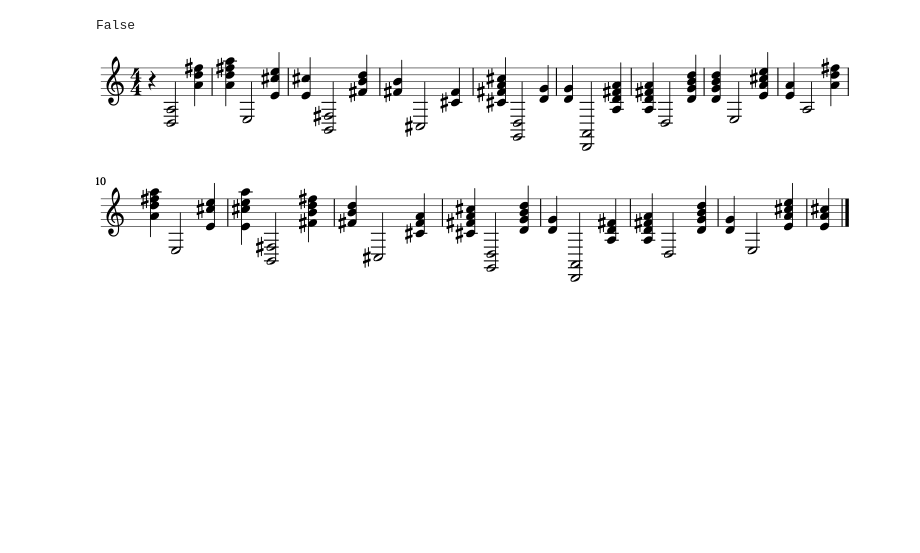
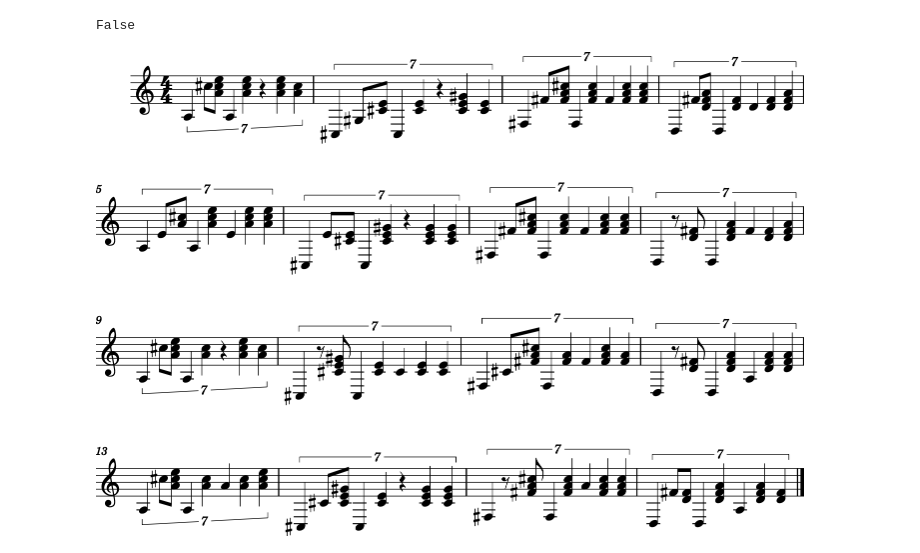
Before and after one commit to heeryerate/Guitar-Harmony, a Jupyter notebook: examples/develop_test.ipynb, the cells around one changed output. Cells and saved outputs as stored; diff of their text form; code cells hidden in the pictures; blank space fills up the shorter version.

```diff
--- a/examples/develop_test.ipynb
+++ b/examples/develop_test.ipynb
@@ -58,10 +82,10 @@ bar_duration = [0.5,0.25,0.25,0.25,0.5,0.25,1.0,0.5,0.5]
 octaves = [0, 1]
 
 # Canon
-chord_set = ['D5', 'A', 'B.m','F#.m','G','D','G', 'A']
-inversion_set = '01000000'
-bar_duration = [0.5,0.25,0.25,0.5,0.5,0.5,0.5,0.5,0.5]
-octaves = [-1, 0, 1]
+# chord_set = ['D5', 'A', 'B.m','F#.m','G','D','G', 'A']
+# inversion_set = '01000000'
+bar_duration = [0.5,0.12,0.13,0.13,0.12, 0.5,0.12,0.13,0.13,0.12,0.5,0.12,0.13,0.13,0.12,1/3,1/3,1/3]
+# octaves = [-1, 0, 1]
 
 l = len(chord_set)
 for idx in range(l*2):
@@ -123,33 +154,39 @@ False
 # %%
 import guitarHarmony as gt
 import random
 
 elements  = []
 # Hotel California
-# chord_set = ['B.m', 'F#.7', 'A.add9','E','G','D','E.m', 'F#.7']
-# inversion_set = '00010000'
+chord_set = ['B.m', 'F#.7', 'A.add9','E','G','D','E.m', 'F#.7']
+inversion_set = '00010000'
+octaves = [-1, 0, 1]
+
+# Canon
+# chord_set = ['D5', 'A', 'B.m','F#.m','G','D','G', 'A']
+# inversion_set = '01000000'
 # octaves = [-1, 0, 1]
 
-# Canon
-chord_set = ['D5', 'A', 'B.m','F#.m','G','D','G', 'A']
-inversion_set = '01000000'
+# Love someone
+chord_set = ['A', 'C#.m', 'F#.m','D','A','C#.m','F#.m', 'D']
+inversion_set = '00000000'
 octaves = [-1, 0, 1]
 
 l = len(chord_set)
 chord_list = []
 for idx in range(l*2):
     chord = gt.Chord.pharseChord(chord_set[idx%l], inversion=int(inversion_set[idx%l]), duration=2)
     chord_list.append(chord)
 
 # # r = gt.Rhythm()
 # r = gt.rhythm.SimpleRhythm('B.xSB.S.')
 # # or try The following to mimic your previous rhythm
 r = gt.rhythm.SimpleRhythm('B.xSxS.SB.x.S.S.') #This is similar to your bar_duration of Hotel California
 r = gt.rhythm.SimpleRhythm('B.xSS.xSB.x.S.S.') #This is similar to your bar_duration of Cannon
-r = gt.rhythm.SimpleRhythm('B.SS') #This is similar to your bar_duration of Cannon
-s = r.apply_gtChordList(chord_list, expandChord_times=2)
+# r = gt.rhythm.SimpleRhythm('B.SS') #This is similar to your bar_duration of Cannon
+r = gt.rhythm.SimpleRhythm('B.xSB.S.x.S.S.。。') #This is similar to your bar_duration of Cannon
+s = r.apply_gtChordList(chord_list, expandChord_times=1)
 s.show()
 s.show('midi')
 # %% [output]
-[figure, old version]
+[figure, new version]
 [interactive output not drawn]
```
Also changed, not shown: parts of 7 cells of this notebook, 52 other files.
